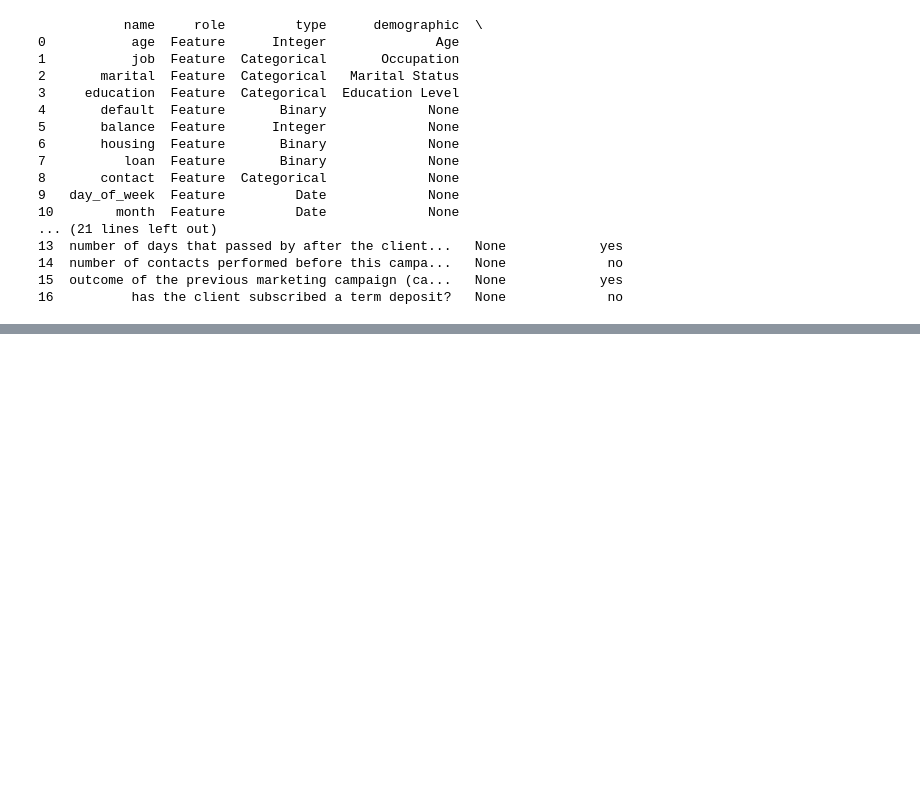
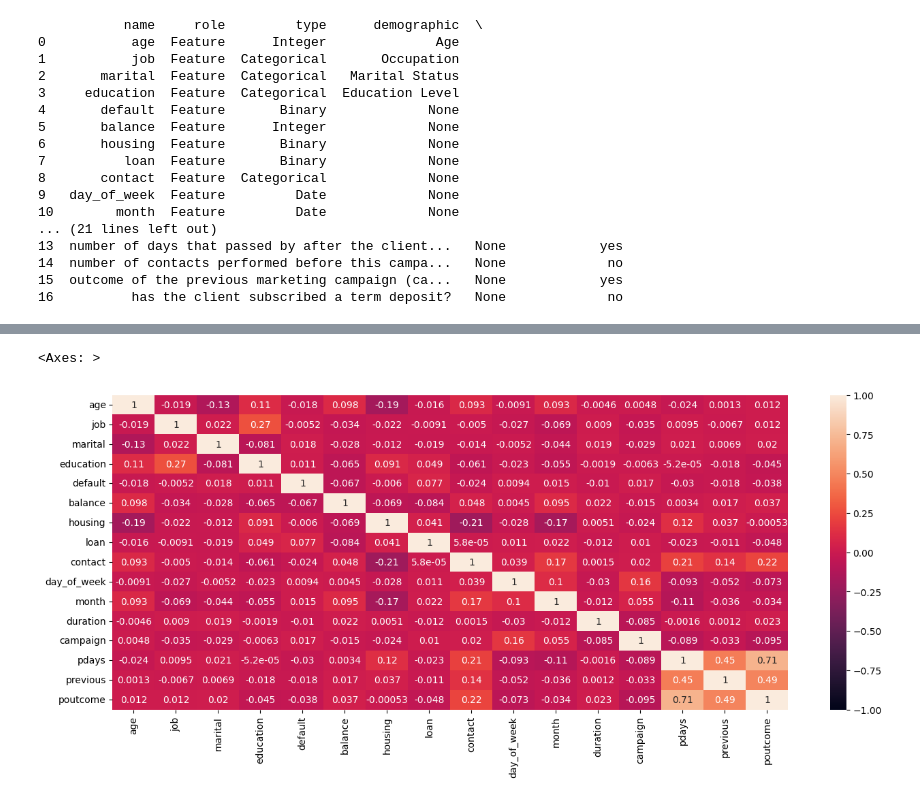
Before and after one commit to jhcheng/DTSA5509, a Jupyter notebook: bank_marketing.ipynb, the cells around one changed output, grey strips where cells are left out. Saved outputs shown, nothing was run; the diff lists cells and outputs as text; code cells hidden in the pictures; blank space fills up the shorter version.

```diff
--- a/bank_marketing.ipynb
+++ b/bank_marketing.ipynb
@@ -48,0 +103,12 @@ TypeError: 'NoneType' object is not callable
+# %%
+job_array, job_index = X['job'].factorize()
+marital_array, marital_index = X['marital'].factorize()
+education_array, education_index = X['education'].factorize()
+contact_array, contact_index = X['contact'].factorize()
+poutcome_array, poutcome_index = X['poutcome'].factorize()
+# %%
+X.loc[:,'job'] = job_array
+X.loc[:,'marital'] = marital_array
+X.loc[:,'education'] = education_array
+X.loc[:,'contact'] = contact_array
+X.loc[:,'poutcome'] = poutcome_array
@@ -48,0 +202,6 @@ TypeError: 'NoneType' object is not callable
+# %%
+plt.figure(figsize=(16, 6))
+sns.heatmap(X.corr(), vmin=-1, vmax=1, annot=True)
+# %% [output]
+<Axes: >
+[figure, added]
```
Also changed, not shown: parts of 23 cells of this notebook.
